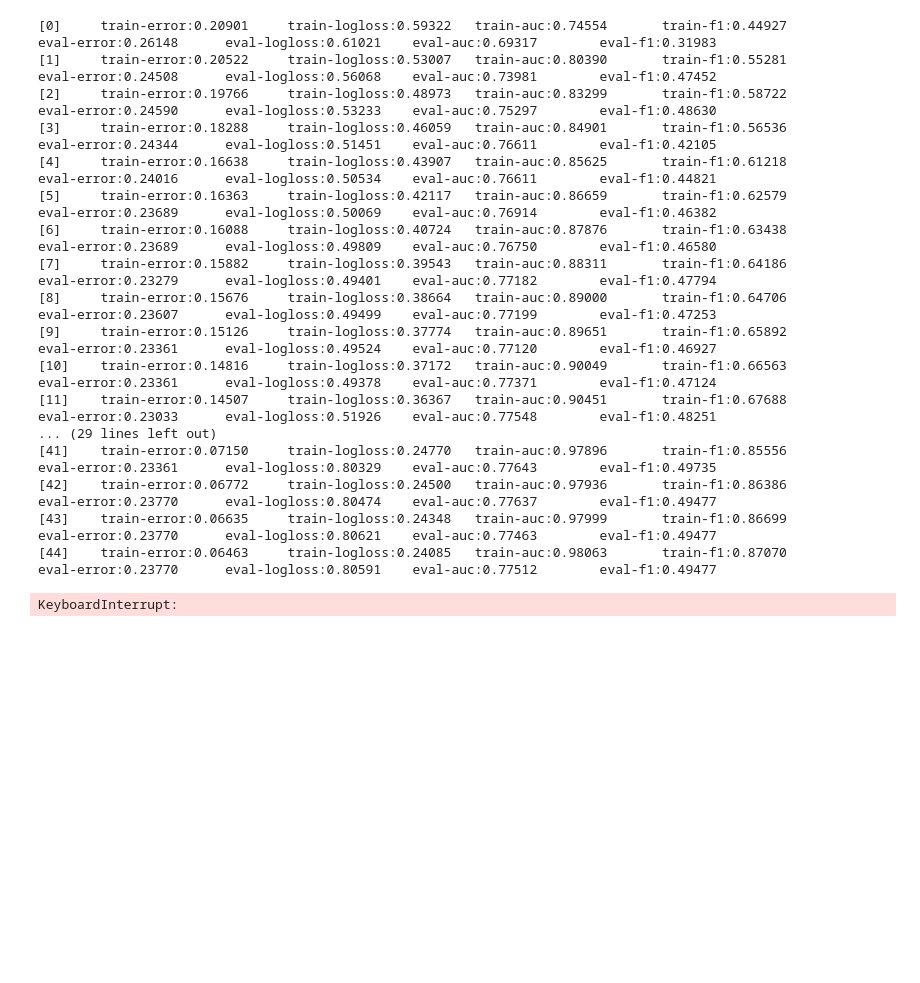
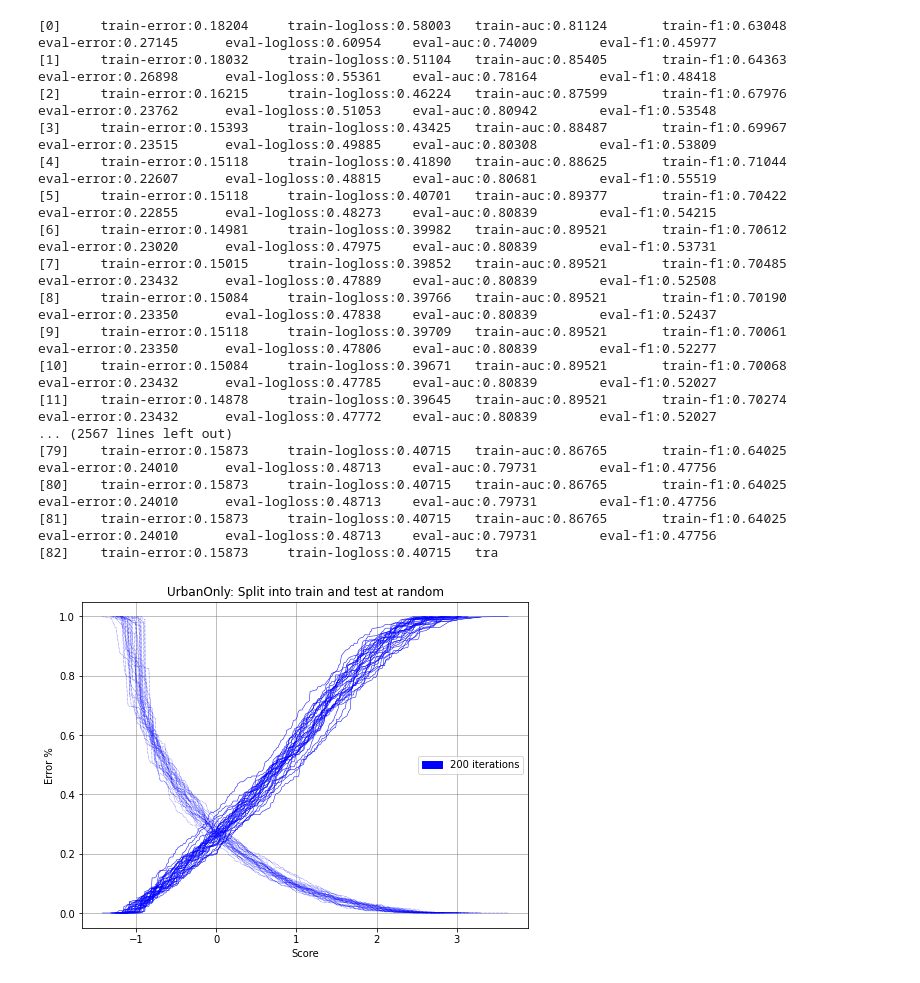
Before and after one commit to AniDas10/Urban-Rural, a Jupyter notebook: learn.ipynb, the cells around one changed output. Saved outputs shown, nothing was run; the diff lists cells and outputs as text; code cells hidden in the pictures; blank space fills up the shorter version.

Commit message:
updated for country specific models

```diff
--- a/learn.ipynb
+++ b/learn.ipynb
@@ -25,7 +26,8 @@ Populating the interactive namespace from numpy and matplotlib
 np.random.seed(123)
 # %%
 # set path to directories here
-poverty_dir = '/datasets/cs255-sp22-a00-public/poverty/'
+#poverty_dir = '/datasets/cs255-sp22-a00-public/poverty/'
+poverty_dir = '/home/tlaud/climate_glue/cse255'
 image_dir = poverty_dir + '/anon_images'
 train_table = 'public_tables/train.csv'
 # %%
@@ -41,17 +43,21 @@ files=list(glob(f'{image_dir}/*.npz'))
 ## try changing the randomness factor here file choosing images to use for encoding
 ## tree depth: (2^(tree_depth+1))+1 will decide how many columns we will be having in our encoded dataset
 ## so right now 1024+1 columns will be used to encode the image data as a feature vector
-encoded_dataset_file_name = f'encoded_dataset.pk'
-encoded_tree_file_name = f'encoder_tree.pk'
+encoded_dataset_file_name = f'encoded_dataset_new.pk'
+encoded_dataset_with_country = f'encoded_dataset_with_country_new.pk'
+encoded_tree_file_name = f'encoder_tree_new.pk'
 
 if os.path.isfile(encoded_dataset_file_name) and os.path.isfile(encoded_tree_file_name):
     Enc_data = pkl.load(open(encoded_dataset_file_name,'rb'))
+    Enc_data_with_country = pkl.load(open(encoded_dataset_with_country,'rb'))
     tree = pkl.load(open(encoded_tree_file_name,'rb'))
 
 else:
     tree_depth = 8
-    train_size,tree = train_encoder(files,max_images=500,tree_depth=tree_depth)
-    Enc_data=encoded_dataset(image_dir,df,tree, depth=tree_depth, label_col='label')
+    train_size,tree = train_encoder(files,max_images=1000,tree_depth=tree_depth)
+    Enc_data_with_country =encoded_dataset(image_dir,df,tree, depth=tree_depth, label_col='label')
+    Enc_data = encoded_dataset(image_dir,df,tree, depth=tree_depth, label_col='label', include_country=False)
     # saving this encoded dataset and tree so that we don't have to encode it every time
     pkl.dump(Enc_data,open(encoded_dataset_file_name,'wb'))
+    pkl.dump(Enc_data_with_country, open(encoded_dataset_with_country, 'wb'))
     pkl.dump(tree, open(encoded_tree_file_name,'wb'))
@@ -153,52 +190,52 @@ KeyboardInterrupt:
 urban=True
 area= 'Urban' if urban else 'Rural'
 param = GLOBAL_PARAMS[area]
 selector=df['urban']==urban
 subData=D.get_subset(selector)
 subD=DataSplitter(subData)
 
 train_selector=np.random.rand(subData.shape[0]) > 0.3
 Train=subD.get_subset(train_selector)
 Test=subD.get_subset(~train_selector)
 
-param['num_round']=200
+param['num_round']=100
 log200=simple_bootstrap('xgb',Train,Test,param,ensemble_size=30)
 
 styled_logs=[
     {   'log':log200,
         'style':['b:','b-'],
         'label':'200 iterations',
         'label_color':'b'
     }
 ]
 
 _mean,_std=plot_scores(styled_logs,title=f'{area}Only: Split into train and test at random')
 
 pickle_file=f'data/Checkpoint_{area}.pk'
 Dump={'styled_logs':styled_logs,
      'tree':tree,
      'mean':_mean,
      'std':_std}
 pkl.dump(Dump,open(pickle_file,'wb'))
 # %% [output]
-[0]     train-error:0.20901     train-logloss:0.59322   train-auc:0.74554       train-f1:0.44927        eval-error:0.26148      eval-logloss:0.61021    eval-auc:0.69317        eval-f1:0.31983
-[1]     train-error:0.20522     train-logloss:0.53007   train-auc:0.80390       train-f1:0.55281        eval-error:0.24508      eval-logloss:0.56068    eval-auc:0.73981        eval-f1:0.47452
-[2]     train-error:0.19766     train-logloss:0.48973   train-auc:0.83299       train-f1:0.58722        eval-error:0.24590      eval-logloss:0.53233    eval-auc:0.75297        eval-f1:0.48630
-[3]     train-error:0.18288     train-logloss:0.46059   train-auc:0.84901       train-f1:0.56536        eval-error:0.24344      eval-logloss:0.51451    eval-auc:0.76611        eval-f1:0.42105
-[4]     train-error:0.16638     train-logloss:0.43907   train-auc:0.85625       train-f1:0.61218        eval-error:0.24016      eval-logloss:0.50534    eval-auc:0.76611        eval-f1:0.44821
-[5]     train-error:0.16363     train-logloss:0.42117   train-auc:0.86659       train-f1:0.62579        eval-error:0.23689      eval-logloss:0.50069    eval-auc:0.76914        eval-f1:0.46382
-[6]     train-error:0.16088     train-logloss:0.40724   train-auc:0.87876       train-f1:0.63438        eval-error:0.23689      eval-logloss:0.49809    eval-auc:0.76750        eval-f1:0.46580
-[7]     train-error:0.15882     train-logloss:0.39543   train-auc:0.88311       train-f1:0.64186        eval-error:0.23279      eval-logloss:0.49401    eval-auc:0.77182        eval-f1:0.47794
-[8]     train-error:0.15676     train-logloss:0.38664   train-auc:0.89000       train-f1:0.64706        eval-error:0.23607      eval-logloss:0.49499    eval-auc:0.77199        eval-f1:0.47253
-[9]     train-error:0.15126     train-logloss:0.37774   train-auc:0.89651       train-f1:0.65892        eval-error:0.23361      eval-logloss:0.49524    eval-auc:0.77120        eval-f1:0.46927
-[10]    train-error:0.14816     train-logloss:0.37172   train-auc:0.90049       train-f1:0.66563        eval-error:0.23361      eval-logloss:0.49378    eval-auc:0.77371        eval-f1:0.47124
-[11]    train-error:0.14507     train-logloss:0.36367   train-auc:0.90451       train-f1:0.67688        eval-error:0.23033      eval-logloss:0.51926    eval-auc:0.77548        eval-f1:0.48251
-... (29 lines left out)
-[41]    train-error:0.07150     train-logloss:0.24770   train-auc:0.97896       train-f1:0.85556        eval-error:0.23361      eval-logloss:0.80329    eval-auc:0.77643        eval-f1:0.49735
-[42]    train-error:0.06772     train-logloss:0.24500   train-auc:0.97936       train-f1:0.86386        eval-error:0.23770      eval-logloss:0.80474    eval-auc:0.77637        eval-f1:0.49477
-[43]    train-error:0.06635     train-logloss:0.24348   train-auc:0.97999       train-f1:0.86699        eval-error:0.23770      eval-logloss:0.80621    eval-auc:0.77463        eval-f1:0.49477
-[44]    train-error:0.06463     train-logloss:0.24085   train-auc:0.98063       train-f1:0.87070        eval-error:0.23770      eval-logloss:0.80591    eval-auc:0.77512        eval-f1:0.49477
+[0]     train-error:0.18204     train-logloss:0.58003   train-auc:0.81124       train-f1:0.63048        eval-error:0.27145      eval-logloss:0.60954    eval-auc:0.74009        eval-f1:0.45977
+[1]     train-error:0.18032     train-logloss:0.51104   train-auc:0.85405       train-f1:0.64363        eval-error:0.26898      eval-logloss:0.55361    eval-auc:0.78164        eval-f1:0.48418
+[2]     train-error:0.16215     train-logloss:0.46224   train-auc:0.87599       train-f1:0.67976        eval-error:0.23762      eval-logloss:0.51053    eval-auc:0.80942        eval-f1:0.53548
+[3]     train-error:0.15393     train-logloss:0.43425   train-auc:0.88487       train-f1:0.69967        eval-error:0.23515      eval-logloss:0.49885    eval-auc:0.80308        eval-f1:0.53809
+[4]     train-error:0.15118     train-logloss:0.41890   train-auc:0.88625       train-f1:0.71044        eval-error:0.22607      eval-logloss:0.48815    eval-auc:0.80681        eval-f1:0.55519
+[5]     train-error:0.15118     train-logloss:0.40701   train-auc:0.89377       train-f1:0.70422        eval-error:0.22855      eval-logloss:0.48273    eval-auc:0.80839        eval-f1:0.54215
+[6]     train-error:0.14981     train-logloss:0.39982   train-auc:0.89521       train-f1:0.70612        eval-error:0.23020      eval-logloss:0.47975    eval-auc:0.80839        eval-f1:0.53731
+[7]     train-error:0.15015     train-logloss:0.39852   train-auc:0.89521       train-f1:0.70485        eval-error:0.23432      eval-logloss:0.47889    eval-auc:0.80839        eval-f1:0.52508
+[8]     train-error:0.15084     train-logloss:0.39766   train-auc:0.89521       train-f1:0.70190        eval-error:0.23350      eval-logloss:0.47838    eval-auc:0.80839        eval-f1:0.52437
+[9]     train-error:0.15118     train-logloss:0.39709   train-auc:0.89521       train-f1:0.70061        eval-error:0.23350      eval-logloss:0.47806    eval-auc:0.80839        eval-f1:0.52277
+[10]    train-error:0.15084     train-logloss:0.39671   train-auc:0.89521       train-f1:0.70068        eval-error:0.23432      eval-logloss:0.47785    eval-auc:0.80839        eval-f1:0.52027
+[11]    train-error:0.14878     train-logloss:0.39645   train-auc:0.89521       train-f1:0.70274        eval-error:0.23432      eval-logloss:0.47772    eval-auc:0.80839        eval-f1:0.52027
+... (2567 lines left out)
+[79]    train-error:0.15873     train-logloss:0.40715   train-auc:0.86765       train-f1:0.64025        eval-error:0.24010      eval-logloss:0.48713    eval-auc:0.79731        eval-f1:0.47756
+[80]    train-error:0.15873     train-logloss:0.40715   train-auc:0.86765       train-f1:0.64025        eval-error:0.24010      eval-logloss:0.48713    eval-auc:0.79731        eval-f1:0.47756
+[81]    train-error:0.15873     train-logloss:0.40715   train-auc:0.86765       train-f1:0.64025        eval-error:0.24010      eval-logloss:0.48713    eval-auc:0.79731        eval-f1:0.47756
+[82]    train-error:0.15873     train-logloss:0.40715   tra
-KeyboardInterrupt:
+[figure, added]
 # %%
 urban=False
 area= 'Urban' if urban else 'Rural'
```
Also changed, not shown: parts of 10 cells of this notebook, 8 other files.
